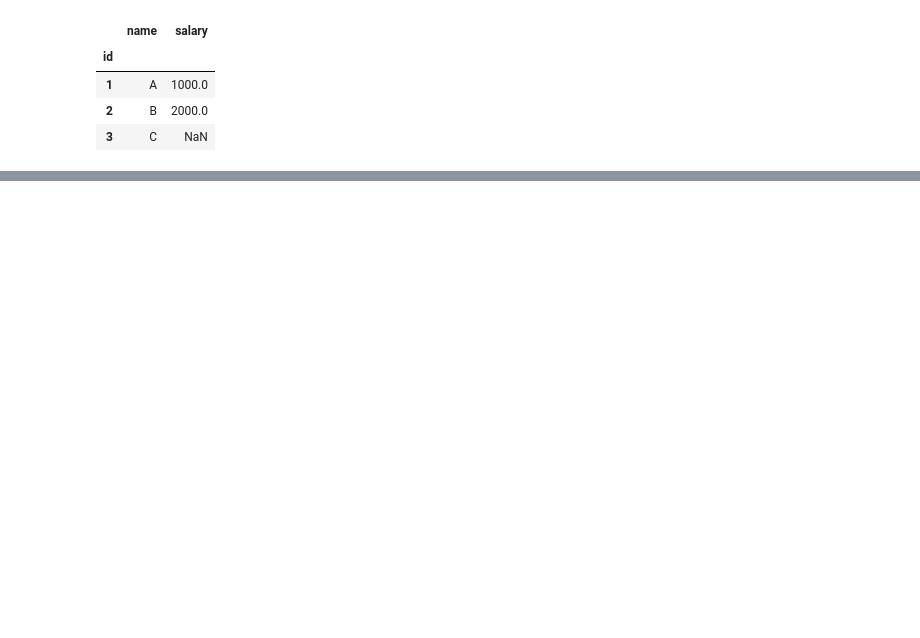
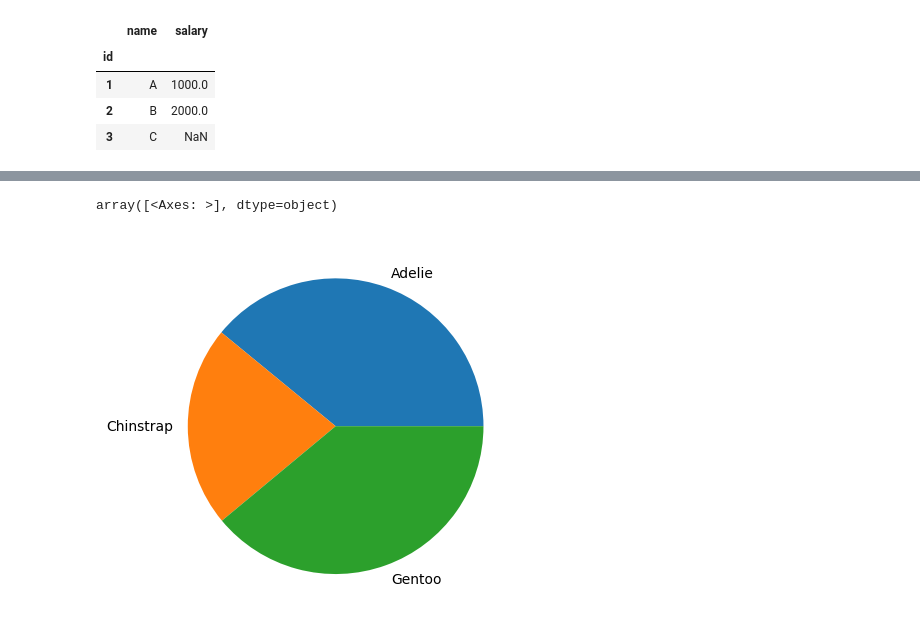
Before and after one commit to Surendrasingh6289/python, a Jupyter notebook: python/library/pa_ndas.ipynb, the cells around one changed output, grey strips where cells are left out. Saved outputs shown, nothing was run; the diff lists cells and outputs as text; code cells hidden in the pictures; blank space fills up the shorter version.

```diff
--- a/python/library/pa_ndas.ipynb
+++ b/python/library/pa_ndas.ipynb
@@ -1123,0 +1331,3 @@ df1.join(df2)
+# %%
+df['sex'] = df['sex'].fillna(df['sex'].mode())
+df.isnull().sum()
@@ -1123,0 +1345,5 @@ df1.join(df2)
+# %%
+df.groupby(by=['species'])['bill_length_mm'].sum().plot(kind='pie',subplots=True)
+# %% [output]
+array([<Axes: >], dtype=object)
+[figure, added]
```
Also changed, not shown: parts of 46 cells of this notebook, 4 other files.
